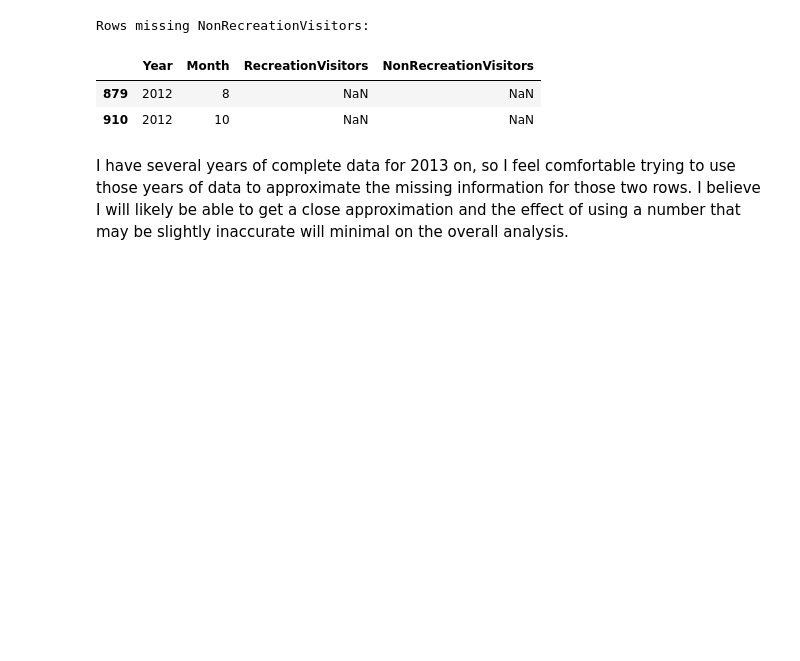
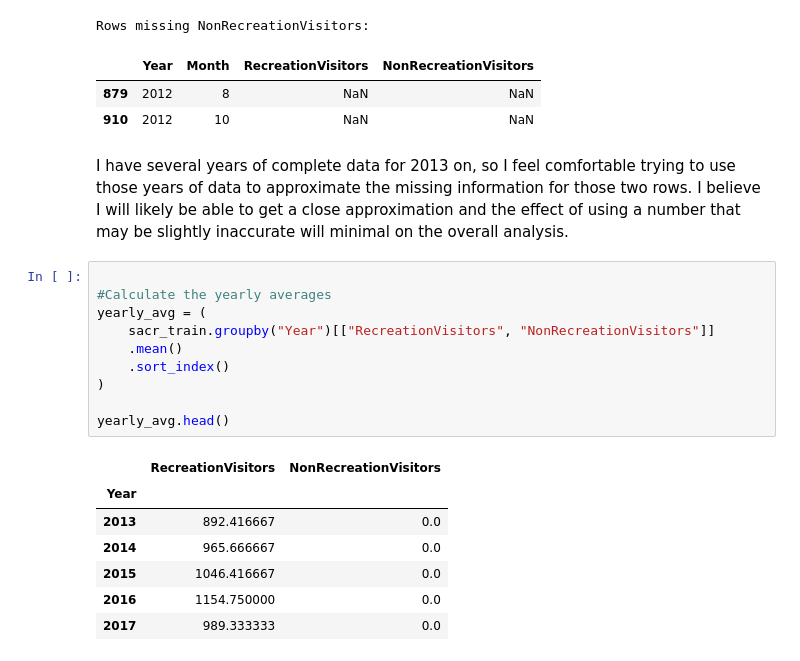
Before and after one commit to jeccalong/NPS_mini_project, a Jupyter notebook: Notebooks/NPS_mini_project.ipynb, the cells around one changed output. Saved outputs shown, nothing was run; the diff lists cells and outputs as text; blank space fills up the shorter version.

```diff
--- a/Notebooks/NPS_mini_project.ipynb
+++ b/Notebooks/NPS_mini_project.ipynb
@@ -1547,3 +1545,21 @@ Rows missing NonRecreationVisitors:
 | 910 | 2012 | 10 | NaN | NaN |
 # %% [markdown]
 I have several years of complete data for 2013 on, so I feel comfortable trying to use those years of data to approximate the missing information for those two rows. I believe I will likely be able to get a close approximation and the effect of using a number that may be slightly inaccurate will minimal on the overall analysis.
+# %%
+
+#Calculate the yearly averages
+yearly_avg = (
+    sacr_train.groupby("Year")[["RecreationVisitors", "NonRecreationVisitors"]]
+    .mean()
+    .sort_index()
+)
+
+yearly_avg.head()
+# %% [output]
+|  | RecreationVisitors | NonRecreationVisitors |
+| Year |  |  |
+| 2013 | 892.416667 | 0.0 |
+| 2014 | 965.666667 | 0.0 |
+| 2015 | 1046.416667 | 0.0 |
+| 2016 | 1154.750000 | 0.0 |
+| 2017 | 989.333333 | 0.0 |
```
Also changed, not shown: parts of 9 cells of this notebook.
